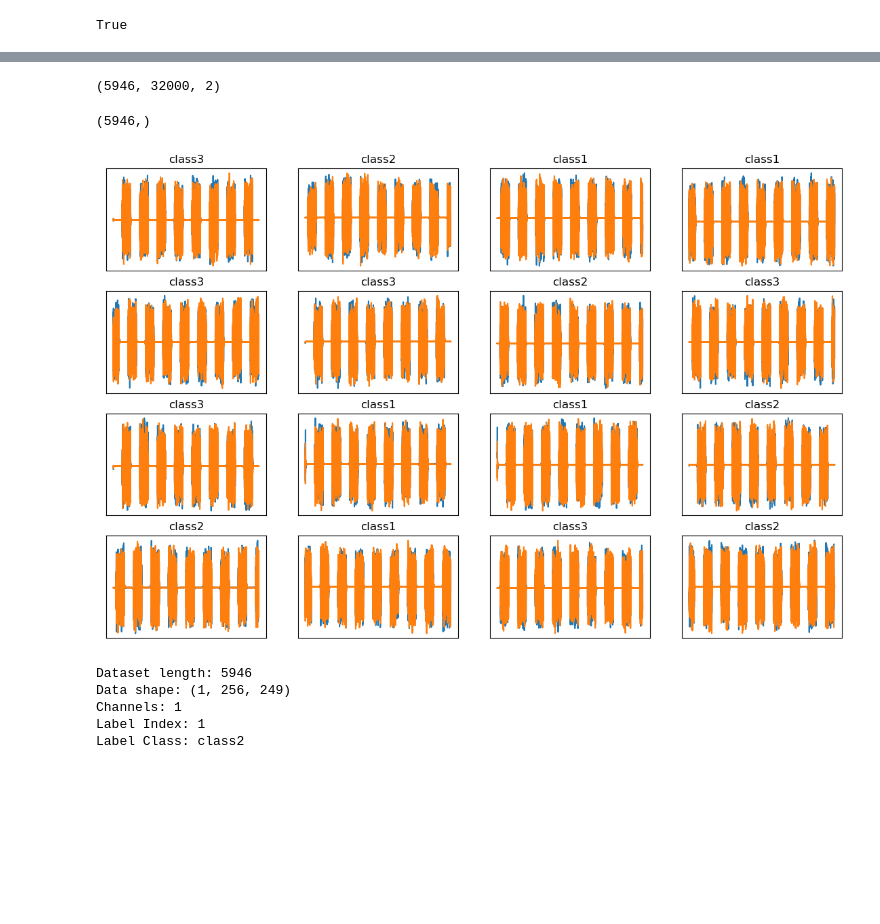
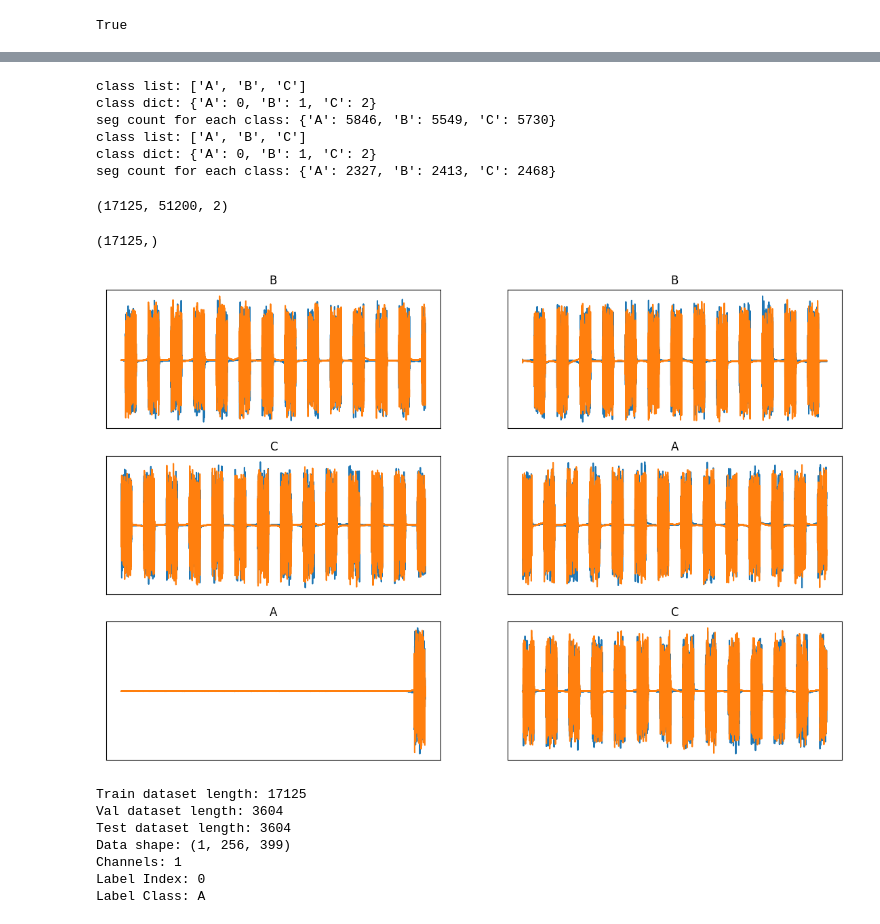
Before and after one commit to Wenlin-Zhang/radiorec, a Jupyter notebook: exp-resnet-spectrogram.ipynb, the cells around one changed output, grey strips where cells are left out. Cells and saved outputs as stored; diff of their text form; code cells hidden in the pictures; blank space fills up the shorter version.

```diff
--- a/exp-resnet-spectrogram.ipynb
+++ b/exp-resnet-spectrogram.ipynb
@@ -42,0 +35,3 @@ class dict: {'class1': 0, 'class2': 1, 'class3': 2}
+# %%
+data_root_dir = "d:/data/duijiangji"
+checkpoint_dir=f'./exp/radiorec/duijiangji-spectrogram-checkpoints'
@@ -69,36 +80,51 @@ seg count for each class: {'class1': 1983, 'class2': 1979, 'class3': 1984}
+# %%
+train_dataset = sfds.SignalDataSet()
+train_dataset.load(os.path.join(data_root_dir, 'train.hdf5'))
+train_dataset.print_info()
+
+test_dataset = sfds.SignalDataSet()
+test_dataset.load(os.path.join(data_root_dir, 'test.hdf5'))
+test_dataset.print_info()
+# %% [output]
+class list: ['A', 'B', 'C']
+class dict: {'A': 0, 'B': 1, 'C': 2}
+seg count for each class: {'A': 5846, 'B': 5549, 'C': 5730}
+class list: ['A', 'B', 'C']
+class dict: {'A': 0, 'B': 1, 'C': 2}
+seg count for each class: {'A': 2327, 'B': 2413, 'C': 2468}
 # %%
-sig_dataset.data.shape
+train_dataset.data.shape
 # %% [output]
-(5946, 32000, 2)
+(17125, 51200, 2)
 # %%
-sig_dataset.labels.shape
+train_dataset.labels.shape
 # %% [output]
-(5946,)
+(17125,)
 # %%
-class_list = sig_dataset.class_list
+class_list = train_dataset.class_list
 num_classes = len(class_list)
 # %%
 # Repeat but plot andom sampling of the data
 from datasets.visualize import IQVisualizer
 
 example_dataloader = DataLoader(
-    dataset=sig_dataset,
-    batch_size=16,
-    num_workers=10,
+    dataset=train_dataset,
+    batch_size=6,
+    num_workers=0,
     shuffle=True,
     drop_last=True,
 )
 visualizer = IQVisualizer(
     data_loader = example_dataloader,
     visualize_target_transform = lambda target: [class_list[int(index)] for index in target]
 )
 
 for figure in iter(visualizer):
     figure.set_size_inches(14, 9)
     plt.show()
     break
 # %% [output]
-[figure, old version]
+[figure, new version]
 # %%
 from transforms.transforms import Compose
 from transforms.spectrogram_transform import SpectrogramConfig, Spectrogram
@@ -119,25 +154,29 @@ ds = TransformedDataset(sig_dataset, transform = Compose([interleave_to_complex,
 # %%
-num_total = len(ds)
-num_train = math.floor(0.8 * num_total)
-num_val = math.floor(0.1 * num_total)
-num_test = num_total - num_train - num_val
+num = len(test_dataset)
+num_test = math.floor(0.5 * num)
+num_val = num - num_test
 
-train_dataset, val_dataset, test_dataset = torch.utils.data.random_split(ds, [num_train, num_val, num_test],
+test_dataset, val_dataset = torch.utils.data.random_split(test_dataset, [num_test, num_val],
                                                                          generator = torch.Generator().manual_seed(42))
-idx = np.random.randint(len(train_dataset))
-data, label = train_dataset[idx]
+idx = np.random.randint(len(test_dataset))
+data, label = test_dataset[idx]
 channels = data.shape[0]
-print("Dataset length: {}".format(len(ds)))
+print("Train dataset length: {}".format(len(train_dataset)))
+print("Val dataset length: {}".format(len(val_dataset)))
+print("Test dataset length: {}".format(len(test_dataset)))
+
 print("Data shape: {}".format(data.shape))
 print(f"Channels: {channels}")
 print("Label Index: {}".format(label))
 print("Label Class: {}".format(class_list[label]))
 # %% [output]
-Dataset length: 5946
-Data shape: (1, 256, 249)
+Train dataset length: 17125
+Val dataset length: 3604
+Test dataset length: 3604
+Data shape: (1, 256, 399)
 Channels: 1
-Label Index: 1
-Label Class: class2
+Label Index: 0
+Label Class: A
 # %%
 # ----
 # ### Format Dataset for Training
```
Also changed, not shown: parts of 19 cells of this notebook, 6 other files.
